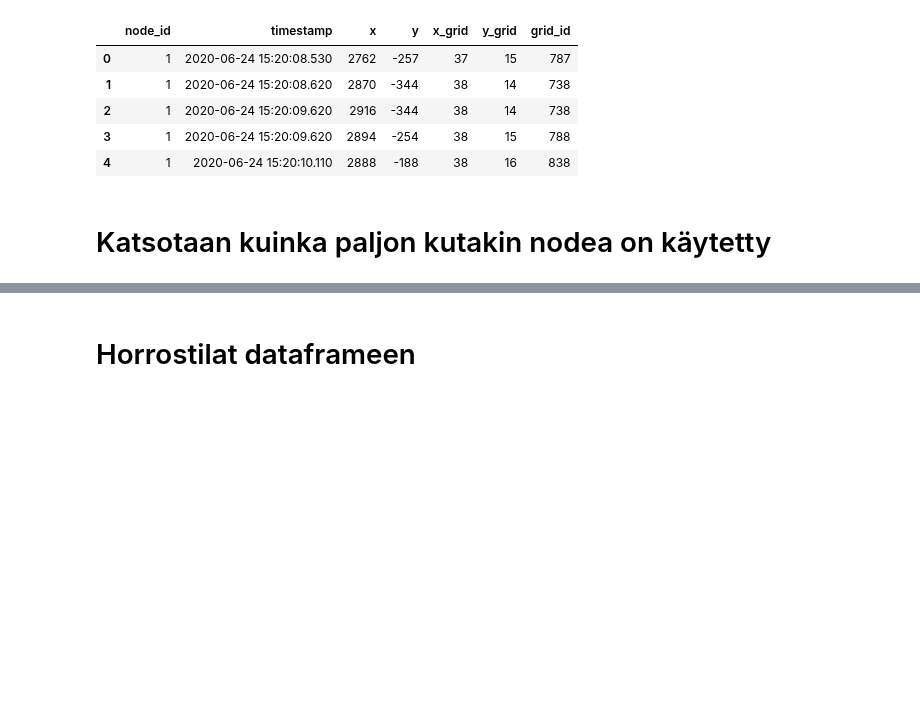
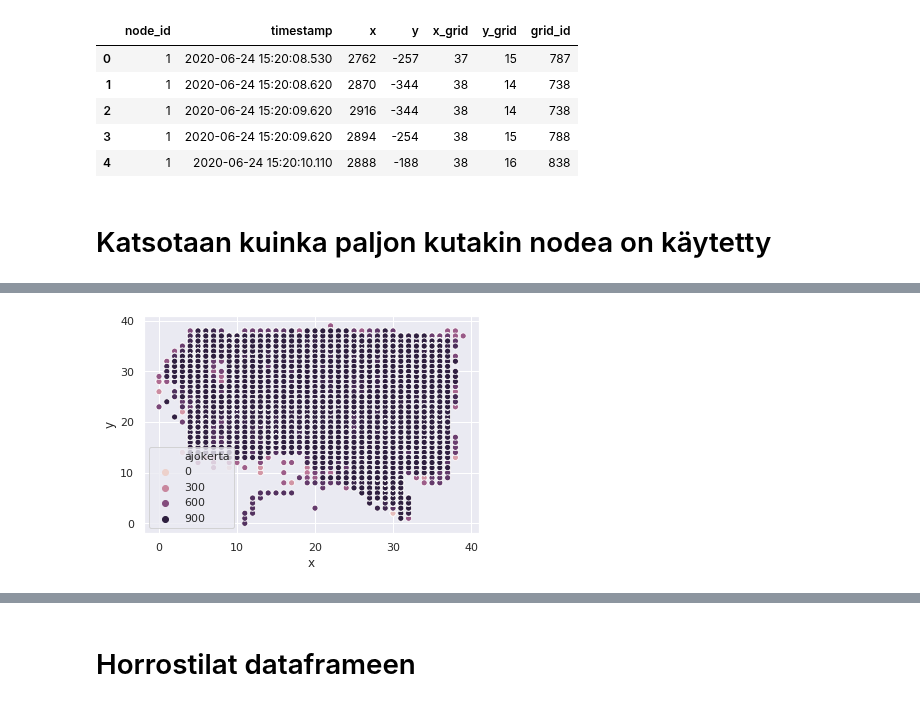
Before and after one commit to Erik-Eki/Project-2-machine-learning-applications, a Jupyter notebook: main2.ipynb, the cells around one changed output, grey strips where cells are left out. Saved outputs shown, nothing was run; the diff lists cells and outputs as text; code cells hidden in the pictures; blank space fills up the shorter version.

```diff
--- a/main2.ipynb
+++ b/main2.ipynb
@@ -129,0 +168,14 @@ draw_node_amount(df2, 'node_id')
+# %%
+# Haetaan uniikit id:t
+u_in_ID = in_ID.unique()
+u_out_ID = out_ID.unique()
+
+reitit = erottele_reitit(df1, u_in_ID, u_out_ID)
+
+reitit = poista_lyhyet_reitit(reitit, grid_size)
+df_reitit = reitit_dataframeksi(reitit)
+# %%
+# Plotataan kaikki erotellut kauppareissut yhdessä
+plot_all_routes(df_reitit, grid_size)
+# %% [output]
+[figure, added]
```
Also changed, not shown: parts of 11 cells of this notebook, 1 other file.
